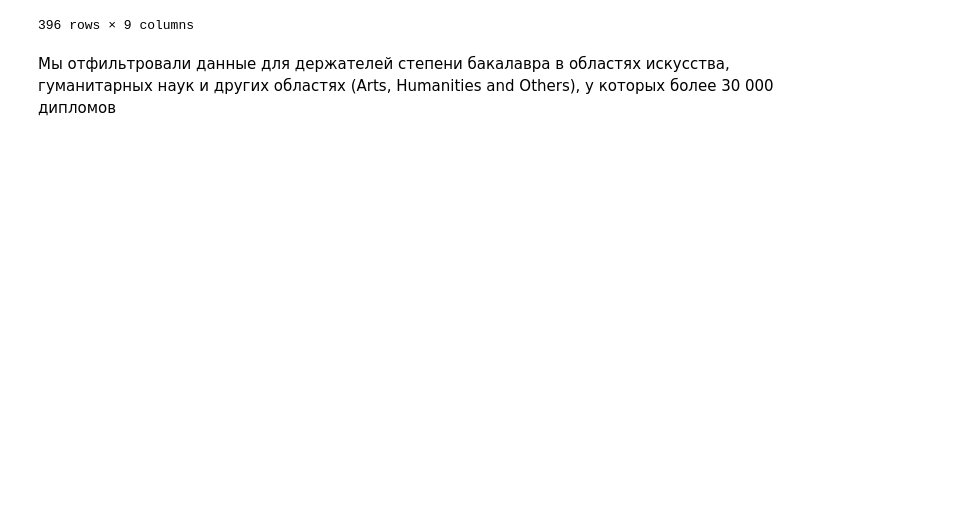
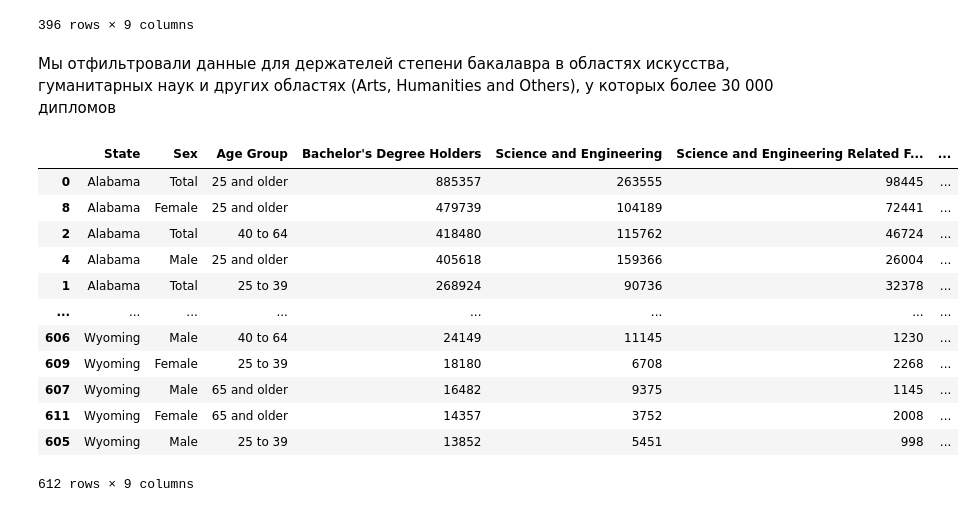
Before and after one commit to EvgenyBaulin/Data_Analysis_for_Sekerzhitskaya_Angelina_and_Kryanina_Varvara, a Jupyter notebook: Project/main.ipynb, the cells around one changed output. Saved outputs shown, nothing was run; the diff lists cells and outputs as text; code cells hidden in the pictures; blank space fills up the shorter version.

```diff
--- a/Project/main.ipynb
+++ b/Project/main.ipynb
@@ -145,3 +145,22 @@ filtered_data_arts
 396 rows × 9 columns
 # %% [markdown]
 Мы отфильтровали данные для держателей степени бакалавра в областях искусства, гуманитарных наук и других областях (Arts, Humanities and Others), у которых более 30 000 дипломов
+# %%
+sorted_data = df.sort_values(by = ['State', 'Bachelor\'s Degree Holders', 'Science and Engineering'],
+							 ascending = [True, False, False])
+
+sorted_data
+# %% [output]
+|  | State | Sex | Age Group | Bachelor's Degree Holders | Science and Engineering | Science and Engineering Related F... | ... |
+| 0 | Alabama | Total | 25 and older | 885357 | 263555 | 98445 | ... |
+| 8 | Alabama | Female | 25 and older | 479739 | 104189 | 72441 | ... |
+| 2 | Alabama | Total | 40 to 64 | 418480 | 115762 | 46724 | ... |
+| 4 | Alabama | Male | 25 and older | 405618 | 159366 | 26004 | ... |
+| 1 | Alabama | Total | 25 to 39 | 268924 | 90736 | 32378 | ... |
+| ... | ... | ... | ... | ... | ... | ... | ... |
+| 606 | Wyoming | Male | 40 to 64 | 24149 | 11145 | 1230 | ... |
+| 609 | Wyoming | Female | 25 to 39 | 18180 | 6708 | 2268 | ... |
+| 607 | Wyoming | Male | 65 and older | 16482 | 9375 | 1145 | ... |
+| 611 | Wyoming | Female | 65 and older | 14357 | 3752 | 2008 | ... |
+| 605 | Wyoming | Male | 25 to 39 | 13852 | 5451 | 998 | ... |
+612 rows × 9 columns
```
Also changed, not shown: parts of 1 cell of this notebook.
